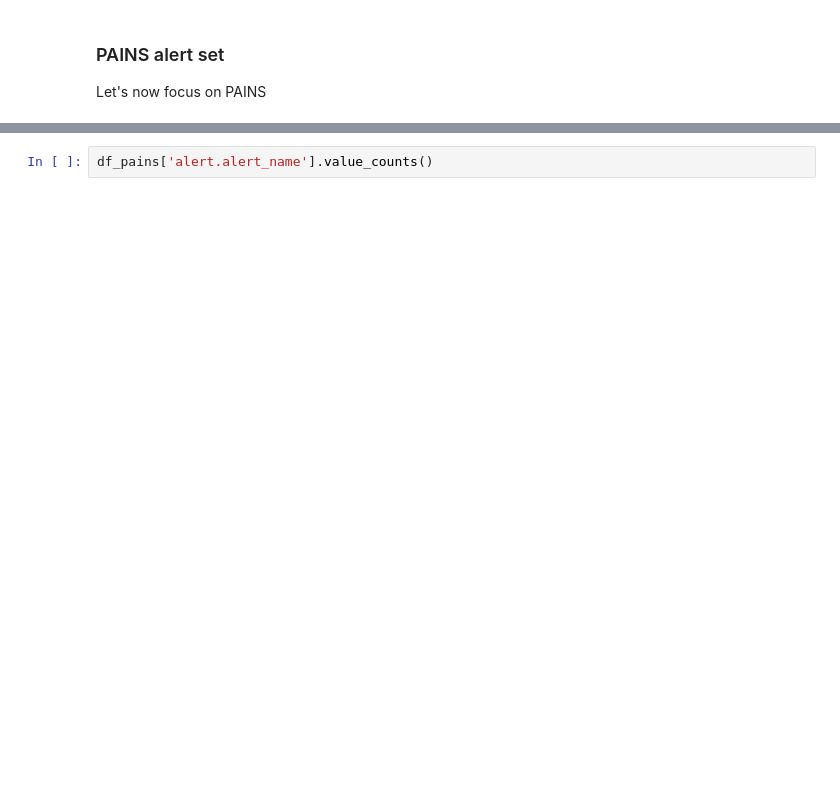
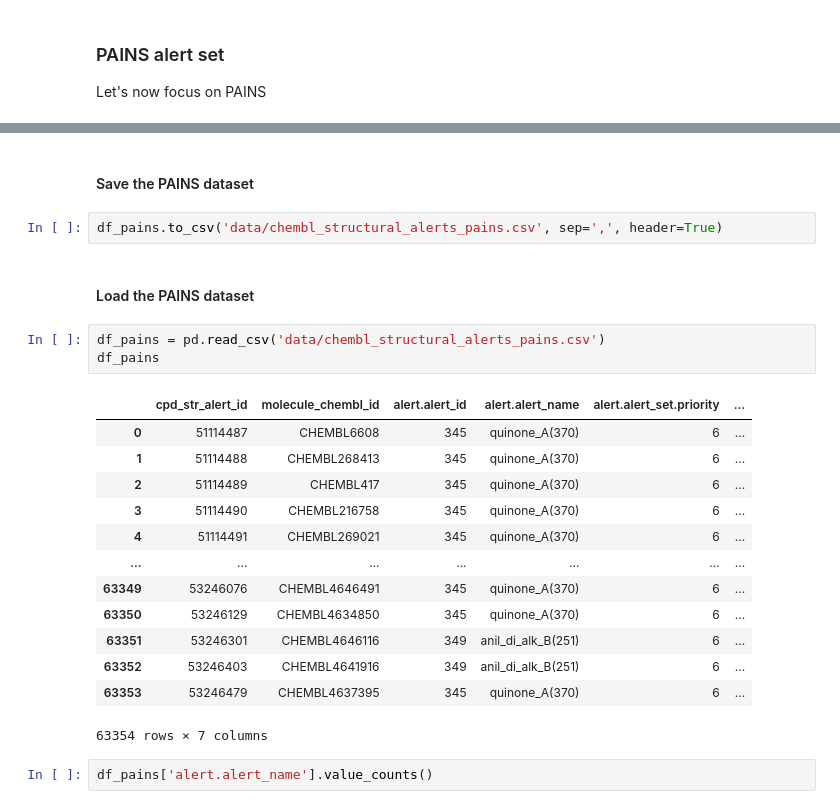
Before and after one commit to nizamibilal/ChemBL_api_parsing, a Jupyter notebook: chembl_structural_alert_analysis.ipynb, the cells around one changed output, grey strips where cells are left out. Cells and saved outputs as stored; diff of their text form; blank space fills up the shorter version.

```diff
--- a/chembl_structural_alert_analysis.ipynb
+++ b/chembl_structural_alert_analysis.ipynb
@@ -160,6 +163,31 @@ df_pains
 # %% [output]
 [interactive output not drawn]
 [interactive output not drawn]
+# %% [markdown]
+<a name='save_pains'></a>
+#### Save the PAINS dataset
+# %%
+df_pains.to_csv('data/chembl_structural_alerts_pains.csv', sep=',', header=True)
+# %% [markdown]
+<a name='load_pains'></a>
+#### Load the PAINS dataset
+# %%
+df_pains = pd.read_csv('data/chembl_structural_alerts_pains.csv')
+df_pains
+# %% [output]
+|  | cpd_str_alert_id | molecule_chembl_id | alert.alert_id | alert.alert_name | alert.alert_set.priority | ... |
+| 0 | 51114487 | CHEMBL6608 | 345 | quinone_A(370) | 6 | ... |
+| 1 | 51114488 | CHEMBL268413 | 345 | quinone_A(370) | 6 | ... |
+| 2 | 51114489 | CHEMBL417 | 345 | quinone_A(370) | 6 | ... |
+| 3 | 51114490 | CHEMBL216758 | 345 | quinone_A(370) | 6 | ... |
+| 4 | 51114491 | CHEMBL269021 | 345 | quinone_A(370) | 6 | ... |
+| ... | ... | ... | ... | ... | ... | ... |
+| 63349 | 53246076 | CHEMBL4646491 | 345 | quinone_A(370) | 6 | ... |
+| 63350 | 53246129 | CHEMBL4634850 | 345 | quinone_A(370) | 6 | ... |
+| 63351 | 53246301 | CHEMBL4646116 | 349 | anil_di_alk_B(251) | 6 | ... |
+| 63352 | 53246403 | CHEMBL4641916 | 349 | anil_di_alk_B(251) | 6 | ... |
+| 63353 | 53246479 | CHEMBL4637395 | 345 | quinone_A(370) | 6 | ... |
+63354 rows × 7 columns
 # %%
 df_pains['alert.alert_name'].value_counts()
 # %% [output]
```
Also changed, not shown: parts of 7 cells of this notebook.
